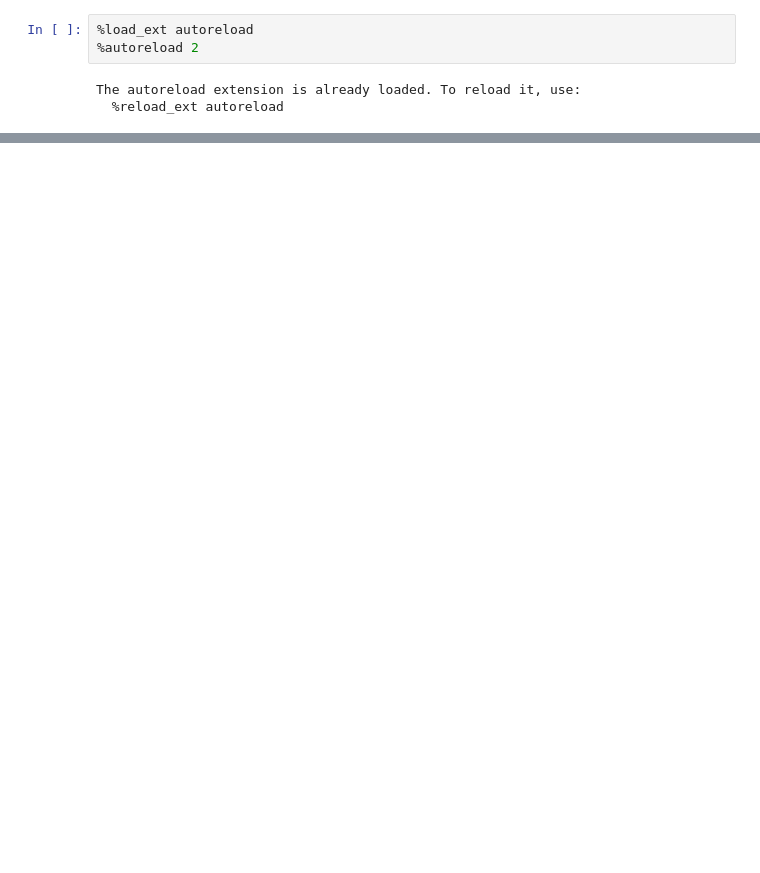
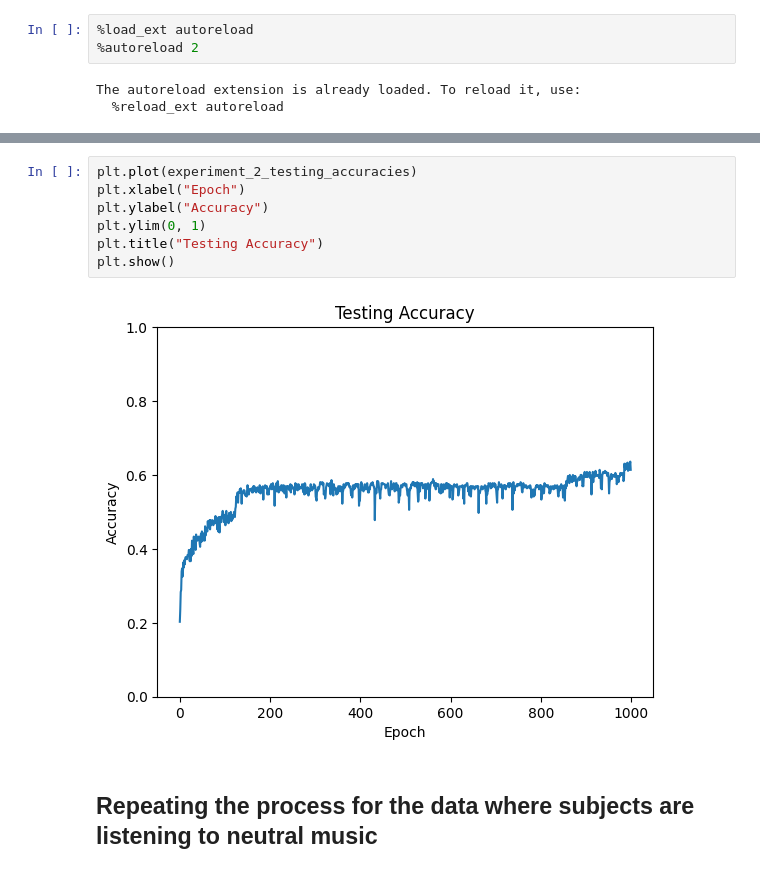
Before and after one commit to syntactic/EEG-Biometric-Authentication, a Jupyter notebook: project.ipynb, the cells around one changed output, grey strips where cells are left out. Drawn from its saved outputs; the diff is of its cells as text; blank space fills up the shorter version.

```diff
--- a/project.ipynb
+++ b/project.ipynb
@@ -133,0 +216,11 @@ dtype: float64
+# %%
+plt.plot(experiment_2_testing_accuracies)
+plt.xlabel("Epoch")
+plt.ylabel("Accuracy")
+plt.ylim(0, 1)
+plt.title("Testing Accuracy")
+plt.show()
+# %% [output]
+[figure, added]
+# %% [markdown]
+## Repeating the process for the data where subjects are listening to neutral music
```
Also changed, not shown: parts of 49 cells of this notebook, 1 other file.
